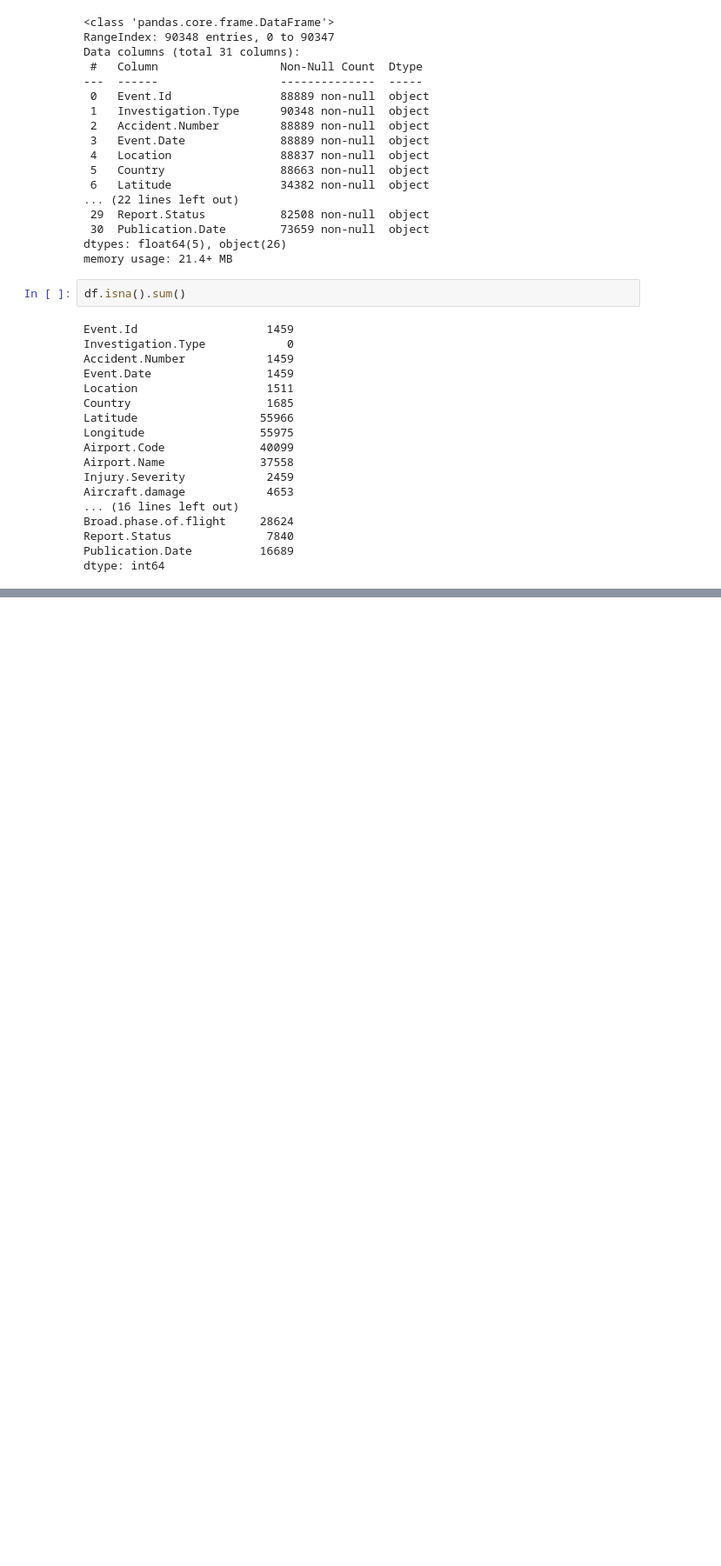
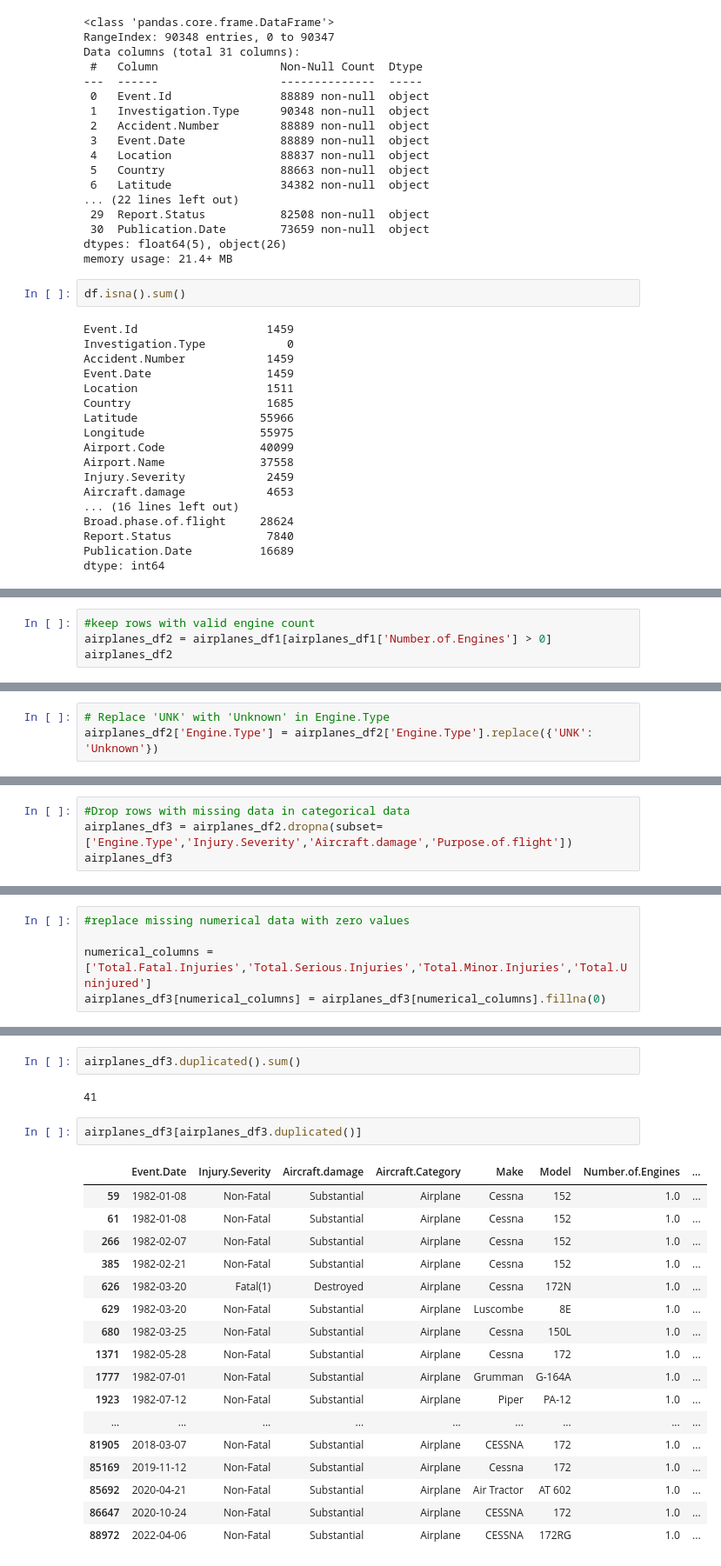
Before and after one commit to mercy-chepkoechkosgei/Phase1_Project, a Jupyter notebook: student.ipynb, the cells around one changed output, grey strips where cells are left out. Shown at 87% size. Drawn from its saved outputs; the diff is of its cells as text; blank space fills up the shorter version.

Commit message:
Data Cleaning

```diff
--- a/student.ipynb
+++ b/student.ipynb
@@ -93,0 +255,4 @@ df.describe(include='all')
+# %%
+#keep rows with valid engine count
+airplanes_df2 = airplanes_df1[airplanes_df1['Number.of.Engines'] > 0]
+airplanes_df2
@@ -93,0 +279,3 @@ df.describe(include='all')
+# %%
+# Replace 'UNK' with 'Unknown' in Engine.Type
+airplanes_df2['Engine.Type'] = airplanes_df2['Engine.Type'].replace({'UNK': 'Unknown'})
@@ -93,0 +287,4 @@ df.describe(include='all')
+# %%
+#Drop rows with missing data in categorical data
+airplanes_df3 = airplanes_df2.dropna(subset=['Engine.Type','Injury.Severity','Aircraft.damage','Purpose.of.flight'])
+airplanes_df3
@@ -93,0 +315,5 @@ df.describe(include='all')
+# %%
+#replace missing numerical data with zero values
+
+numerical_columns = ['Total.Fatal.Injuries','Total.Serious.Injuries','Total.Minor.Injuries','Total.Uninjured']
+airplanes_df3[numerical_columns] = airplanes_df3[numerical_columns].fillna(0)
@@ -93,0 +337,24 @@ df.describe(include='all')
+# %%
+airplanes_df3.duplicated().sum()
+# %% [output]
+41
+# %%
+airplanes_df3[airplanes_df3.duplicated()]
+# %% [output]
+|  | Event.Date | Injury.Severity | Aircraft.damage | Aircraft.Category | Make | Model | Number.of.Engines | ... |
+| 59 | 1982-01-08 | Non-Fatal | Substantial | Airplane | Cessna | 152 | 1.0 | ... |
+| 61 | 1982-01-08 | Non-Fatal | Substantial | Airplane | Cessna | 152 | 1.0 | ... |
+| 266 | 1982-02-07 | Non-Fatal | Substantial | Airplane | Cessna | 152 | 1.0 | ... |
+| 385 | 1982-02-21 | Non-Fatal | Substantial | Airplane | Cessna | 152 | 1.0 | ... |
+| 626 | 1982-03-20 | Fatal(1) | Destroyed | Airplane | Cessna | 172N | 1.0 | ... |
+| 629 | 1982-03-20 | Non-Fatal | Substantial | Airplane | Luscombe | 8E | 1.0 | ... |
+| 680 | 1982-03-25 | Non-Fatal | Substantial | Airplane | Cessna | 150L | 1.0 | ... |
+| 1371 | 1982-05-28 | Non-Fatal | Substantial | Airplane | Cessna | 172 | 1.0 | ... |
+| 1777 | 1982-07-01 | Non-Fatal | Substantial | Airplane | Grumman | G-164A | 1.0 | ... |
+| 1923 | 1982-07-12 | Non-Fatal | Substantial | Airplane | Piper | PA-12 | 1.0 | ... |
+| ... | ... | ... | ... | ... | ... | ... | ... | ... |
+| 81905 | 2018-03-07 | Non-Fatal | Substantial | Airplane | CESSNA | 172 | 1.0 | ... |
+| 85169 | 2019-11-12 | Non-Fatal | Substantial | Airplane | Cessna | 172 | 1.0 | ... |
+| 85692 | 2020-04-21 | Non-Fatal | Substantial | Airplane | Air Tractor | AT 602 | 1.0 | ... |
+| 86647 | 2020-10-24 | Non-Fatal | Substantial | Airplane | CESSNA | 172 | 1.0 | ... |
+| 88972 | 2022-04-06 | Non-Fatal | Substantial | Airplane | CESSNA | 172RG | 1.0 | ... |
```
Also changed, not shown: parts of 25 cells of this notebook.
